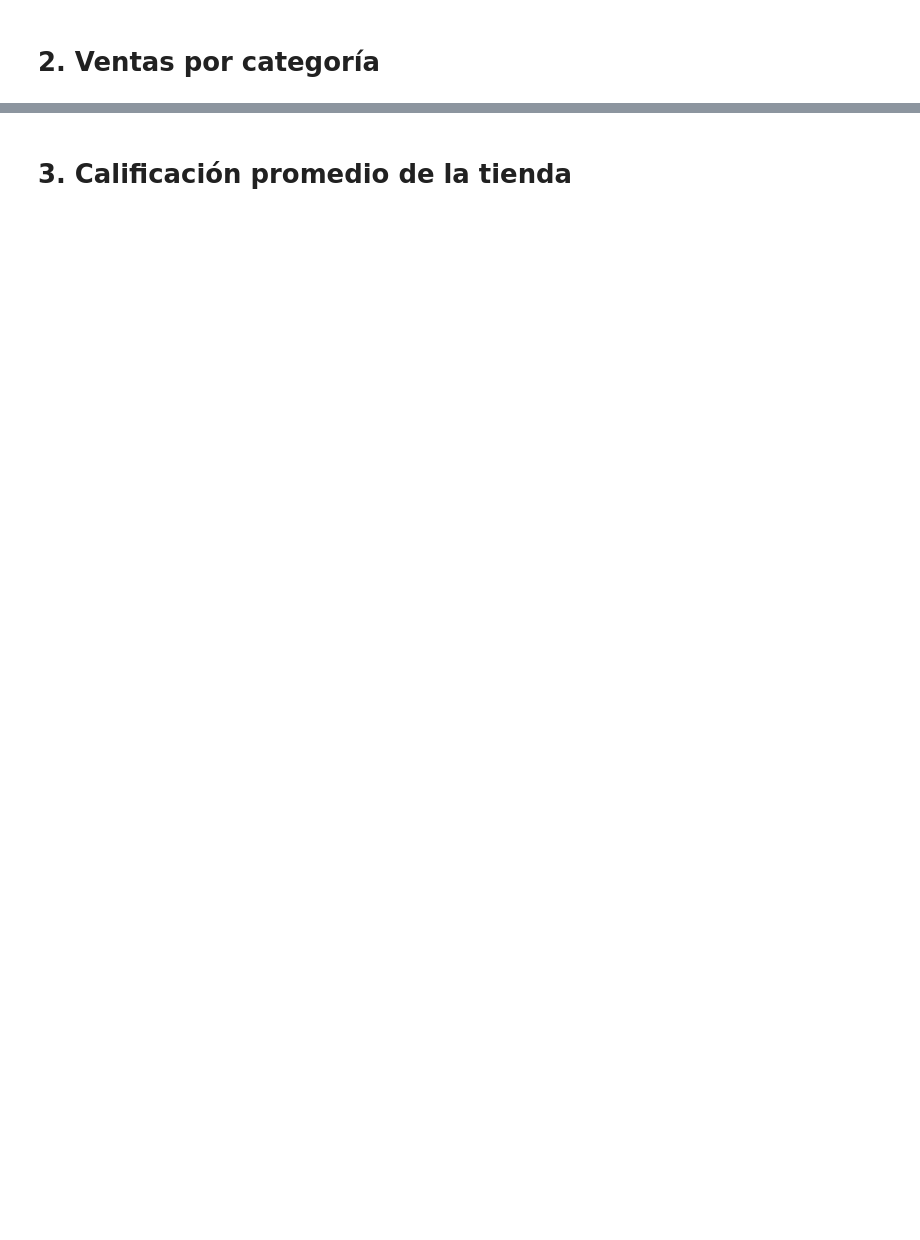
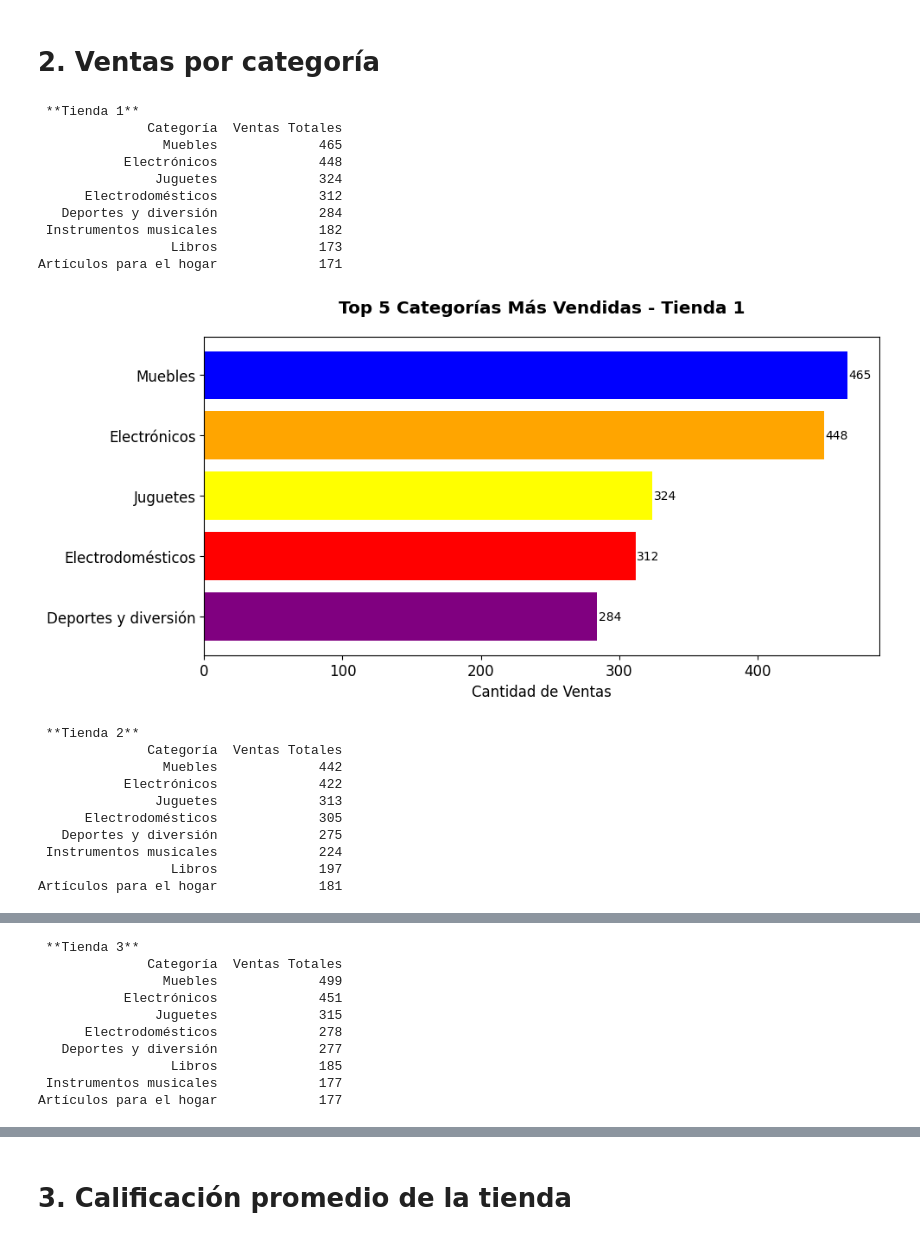
Before and after one commit to maufonseca18/Challenge-Alura-Store-, a Jupyter notebook: AluraStoreLatam.ipynb, the cells around one changed output, grey strips where cells are left out. Saved outputs shown, nothing was run; the diff lists cells and outputs as text; code cells hidden in the pictures; blank space fills up the shorter version.

Commit message:
Se completan los puntos 2- 3 nota personal: corregir los error de datos (solo funciona correctamente si se llaman para cada categoría a todos los urls)

```diff
--- a/AluraStoreLatam.ipynb
+++ b/AluraStoreLatam.ipynb
@@ -125,2 +82,66 @@ Ingresos totales por tienda:
 # %% [markdown]
 # 2. Ventas por categoría
+# %%
+import pandas as pd
+import matplotlib.pyplot as plt
+
+plt.style.use('seaborn-v0_8-pastel')
+plt.rcParams['font.size'] = 12
+urls = {
+    'Tienda 1': "https://raw.githubusercontent.com/alura-es-cursos/challenge1-data-science-latam/main/base-de-datos-challenge1-latam/tienda_1%20.csv",
+    'Tienda 2': "https://raw.githubusercontent.com/alura-es-cursos/challenge1-data-science-latam/main/base-de-datos-challenge1-latam/tienda_2.csv",
+    'Tienda 3': "https://raw.githubusercontent.com/alura-es-cursos/challenge1-data-science-latam/main/base-de-datos-challenge1-latam/tienda_3.csv",
+    'Tienda 4': "https://raw.githubusercontent.com/alura-es-cursos/challenge1-data-science-latam/main/base-de-datos-challenge1-latam/tienda_4.csv"
+}
+
+tiendas = {nombre: pd.read_csv(url) for nombre, url in urls.items()}
+
+for nombre, df in tiendas.items():
+    ventas_por_categoria = df['Categoría del Producto'].value_counts().reset_index()
+    ventas_por_categoria.columns = ['Categoría', 'Ventas Totales']
+
+    ventas_por_categoria = ventas_por_categoria.sort_values('Ventas Totales', ascending=False)
+
+    print(f"\n **{nombre}**")
+    print(ventas_por_categoria.to_string(index=False))
+
+    top_5 = ventas_por_categoria.head(5)
+    plt.figure(figsize=(10, 5))
+    bars = plt.barh(
+              top_5['Categoría'],
+              top_5['Ventas Totales'],
+              color=['Blue', 'Orange', 'Yellow', 'Red', 'Purple']
+            )
+    for bar in bars:
+        width = bar.get_width()
+        plt.text(width + 1, bar.get_y() + bar.get_height()/2,
+                f'{int(width)}',
+                va='center', ha='left', fontsize=10)
+
+    plt.title(f'Top 5 Categorías Más Vendidas - {nombre}', pad=20, fontweight='bold')
+    plt.xlabel('Cantidad de Ventas')
+    plt.gca().invert_yaxis()
+    plt.tight_layout()
+    plt.show()
+# %% [output]
+ **Tienda 1**
+              Categoría  Ventas Totales
+                Muebles             465
+           Electrónicos             448
+               Juguetes             324
+      Electrodomésticos             312
+   Deportes y diversión             284
+ Instrumentos musicales             182
+                 Libros             173
+Artículos para el hogar             171
+[figure, added]
+ **Tienda 2**
+              Categoría  Ventas Totales
+                Muebles             442
+           Electrónicos             422
+               Juguetes             313
+      Electrodomésticos             305
+   Deportes y diversión             275
+ Instrumentos musicales             224
+                 Libros             197
+Artículos para el hogar             181
@@ -126,0 +149,10 @@ Ingresos totales por tienda:
+ **Tienda 3**
+              Categoría  Ventas Totales
+                Muebles             499
+           Electrónicos             451
+               Juguetes             315
+      Electrodomésticos             278
+   Deportes y diversión             277
+                 Libros             185
+ Instrumentos musicales             177
+Artículos para el hogar             177
```
Also changed, not shown: parts of 4 cells of this notebook.
